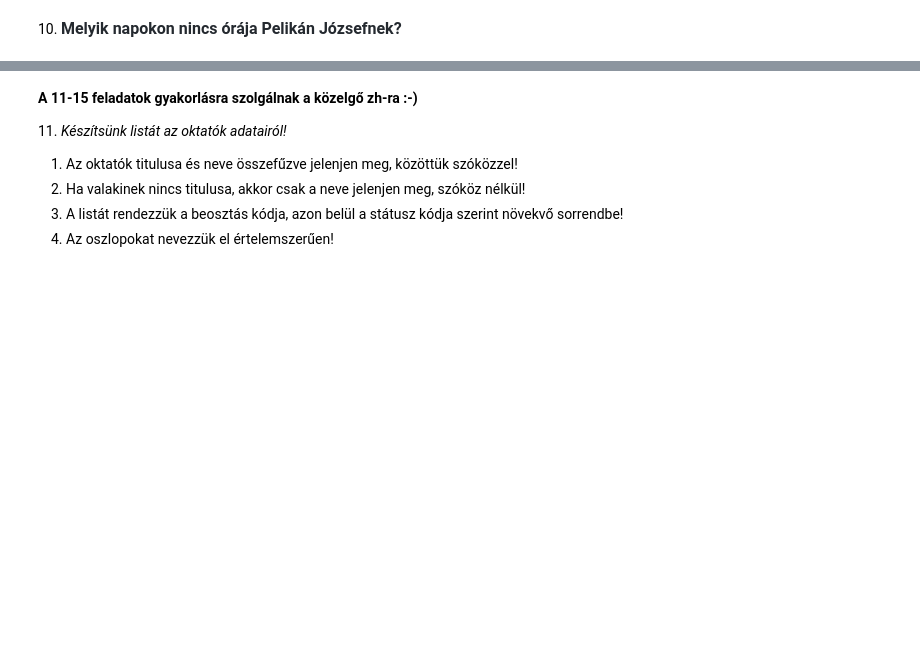
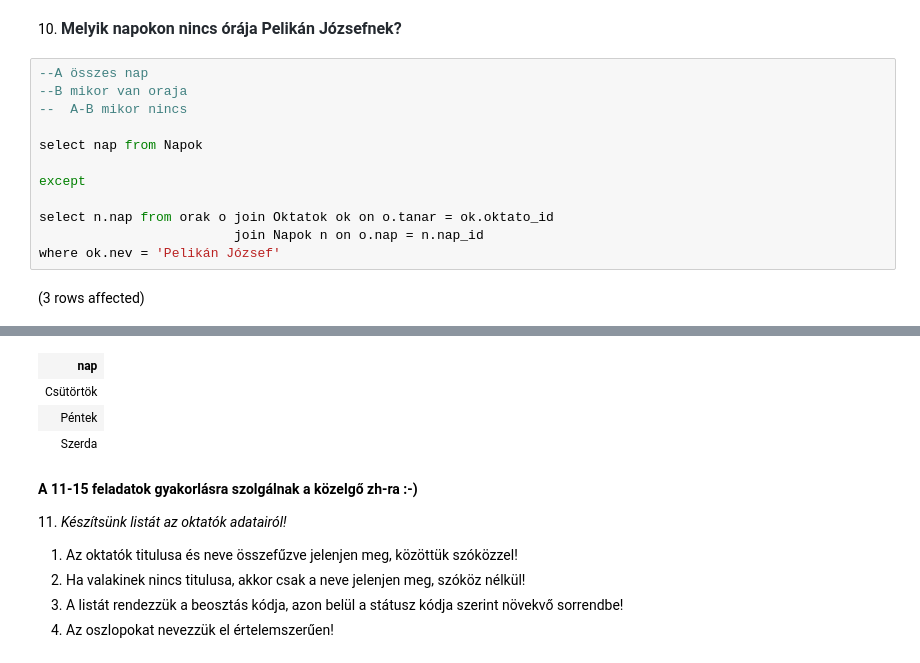
Before and after one commit to GoofyG00ber/azure, a Jupyter notebook: gyakorlat03_feladatok.ipynb, the cells around one changed output, grey strips where cells are left out. Cells and saved outputs as stored; diff of their text form; blank space fills up the shorter version.

```diff
--- a/gyakorlat03_feladatok.ipynb
+++ b/gyakorlat03_feladatok.ipynb
@@ -107,3 +124,17 @@ Total execution time: 00:00:00.009
 3. Rendezzük a listát az oktató neve, azon belül időszak szerint!
 # %% [markdown]
 10. <span style="background-color: rgb(255, 255, 255); color: rgb(36, 41, 47); font-family: -apple-system, BlinkMacSystemFont, &quot;Segoe UI&quot;, Helvetica, Arial, sans-serif, &quot;Apple Color Emoji&quot;, &quot;Segoe UI Emoji&quot;; font-size: 16px; font-weight: 600;">Melyik napokon nincs órája Pelikán Józsefnek?</span>
+# %%
+--A összes nap
+--B mikor van oraja
+--  A-B mikor nincs
+
+select nap from Napok
+
+except
+
+select n.nap from orak o join Oktatok ok on o.tanar = ok.oktato_id
+                         join Napok n on o.nap = n.nap_id
+where ok.nev = 'Pelikán József'
+# %% [output]
+(3 rows affected)
@@ -110,3 +142,7 @@ Total execution time: 00:00:00.009
+| nap |
+| Csütörtök |
+| Péntek |
+| Szerda |
 # %% [markdown]
 **A 11-15 feladatok gyakorlásra szolgálnak a közelgő zh-ra :-)**
 
```
Also changed, not shown: parts of 3 cells of this notebook.
